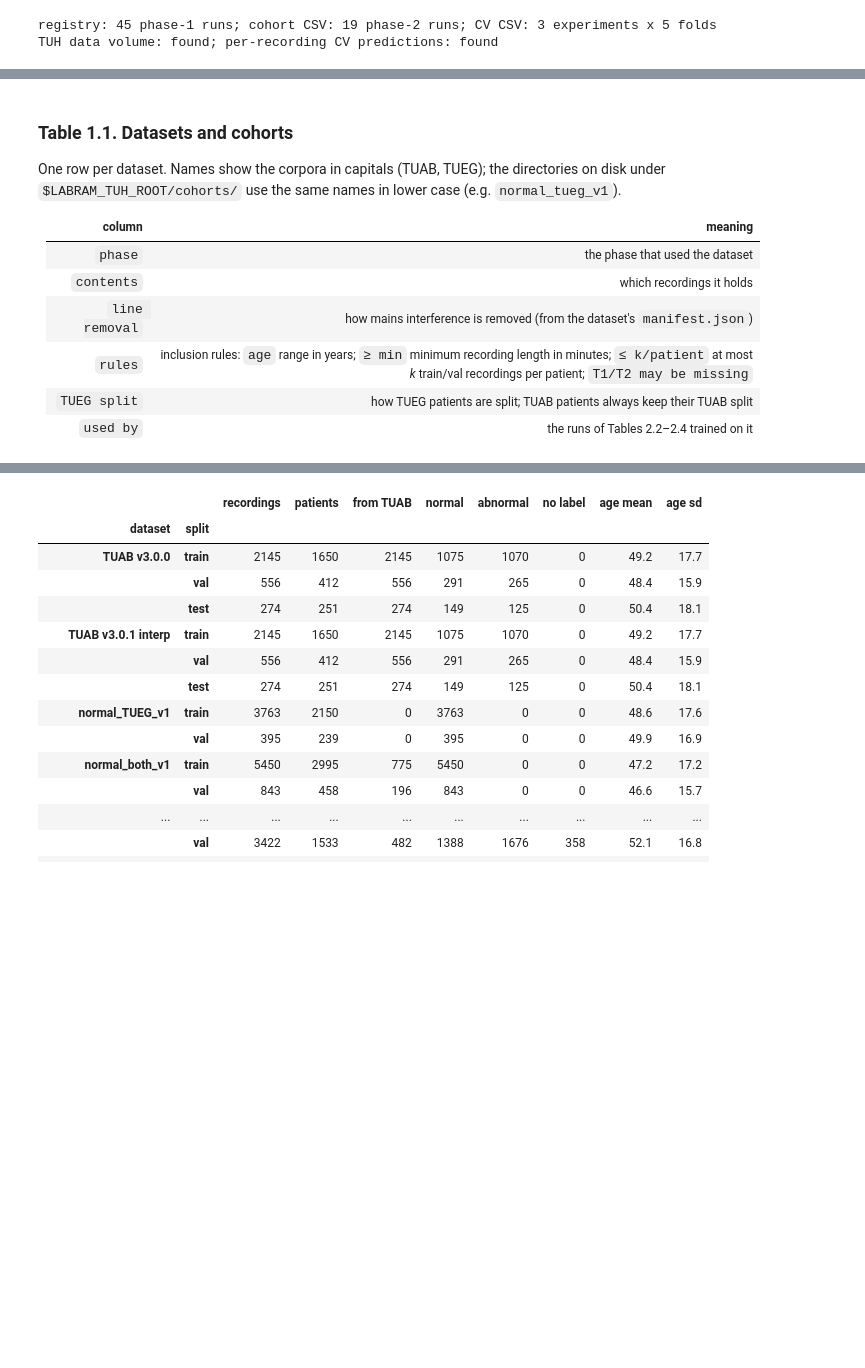
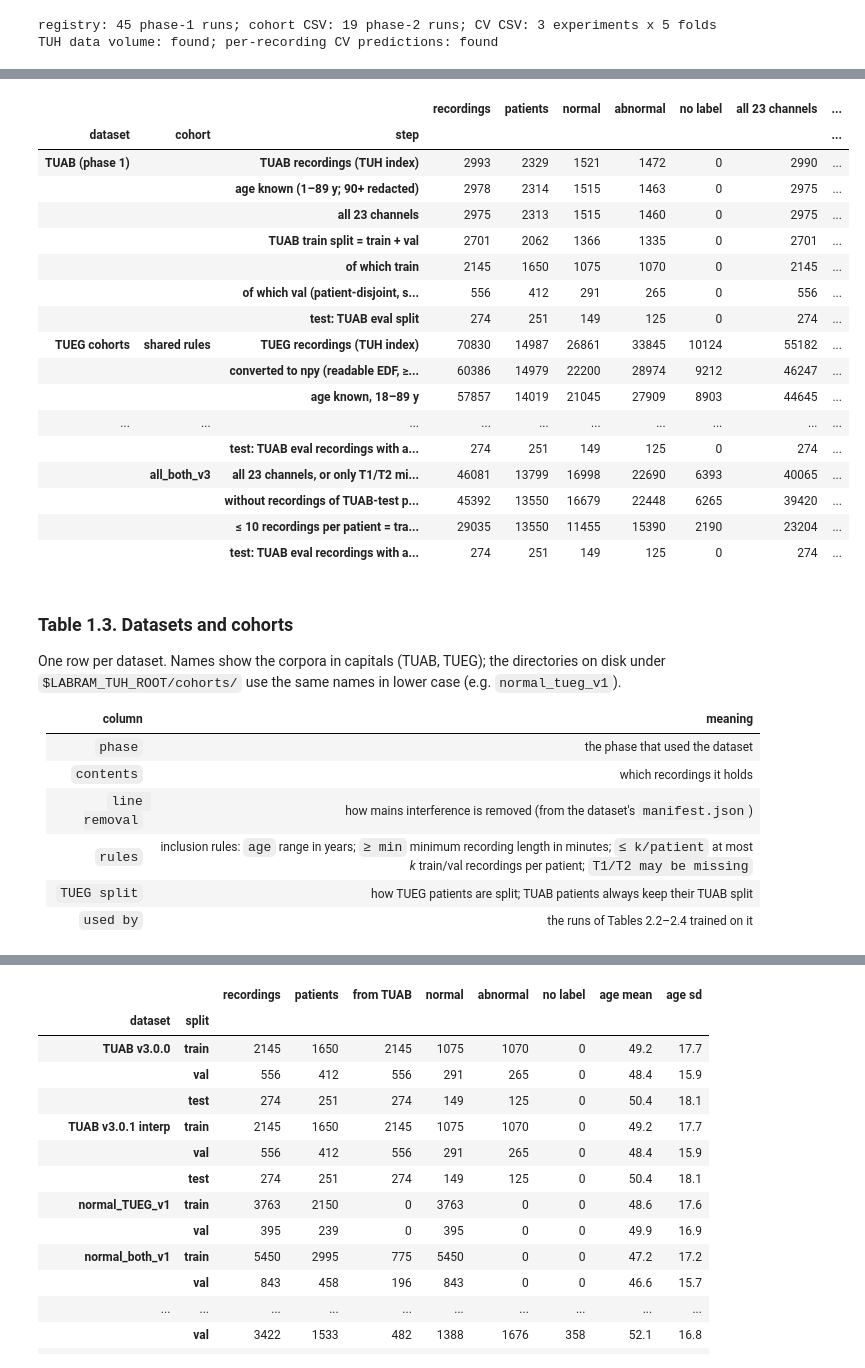
Before and after one commit to Neuro-Clalit/LaBraM, a Jupyter notebook: notebooks/brain_age_research_summary.ipynb, the cells around one changed output, grey strips where cells are left out. Saved outputs shown, nothing was run; the diff lists cells and outputs as text; code cells hidden in the pictures; blank space fills up the shorter version.

```diff
--- a/notebooks/brain_age_research_summary.ipynb
+++ b/notebooks/brain_age_research_summary.ipynb
@@ -167,0 +199,10 @@ TUAB-test patient and asserts that no patient is in two splits.
+# %%
+TUEG_INDEX = os.path.join(TUH, "index/tuh_index.parquet")
+TUEG_SHEET = os.path.join(TUH, "index/nedc/metadata_v12.xlsm.xlsx")
+HAVE_TUEG = os.path.exists(TUEG_INDEX) and os.path.exists(TUEG_SHEET)
+if HAVE_TUEG:
+    tueg = rs.tueg_recordings(TUEG_INDEX, TUEG_SHEET)
+    display(numbered_table(rs.raw_corpora(tueg).set_index(["corpus", "part"]), "1.1",
+                           "Raw corpora: TUAB and TUEG", precision=0))
+else:
+    print("TUH recording index / clinical sheet not found: set LABRAM_TUH_ROOT to show Tables 1.1-1.2.")
@@ -168,5 +242,39 @@ TUAB-test patient and asserts that no patient is in two splits.
+# %%
+if HAVE_TUEG:
+    blocks = {("TUAB (phase 1)", ""): rs.tuab_flow(
+        tueg, os.path.join(TUH, "tuab/v3.0.1/edf/legacy_v3.0.0_processed/age_split.json"))}
+    shared = None
+    for name in ("normal_tueg_v1", "normal_both_v1", "all_both_v1", "all_both_v3"):
+        f = rs.cohort_flow(tueg, json.load(open(os.path.join(TUH, "cohorts", name, "manifest.json"))),
+                           os.path.join(TUH, "tuab/v3.0.1/edf/processed_npy/age_split.json"))
+        if shared is None:
+            shared = f.iloc[:4]
+            blocks[("TUEG cohorts", "shared rules")] = shared
+        label = rs.display_name(name) + (" = v2 (same recordings)" if name == "all_both_v1" else "")
+        blocks[("TUEG cohorts", label)] = f.iloc[4:]
+    t12 = pd.concat({k: v.set_index("step") for k, v in blocks.items()}, names=["dataset", "cohort", "step"])
+    display(numbered_table(t12, "1.2", "Inclusion flow from the raw corpora to the datasets", precision=0))
+# %% [output]
+|  |  |  | recordings | patients | normal | abnormal | no label | all 23 channels | ... |
+| dataset | cohort | step |  |  |  |  |  |  | ... |
+| TUAB (phase 1) |  | TUAB recordings (TUH index) | 2993 | 2329 | 1521 | 1472 | 0 | 2990 | ... |
+|  |  | age known (1–89 y; 90+ redacted) | 2978 | 2314 | 1515 | 1463 | 0 | 2975 | ... |
+|  |  | all 23 channels | 2975 | 2313 | 1515 | 1460 | 0 | 2975 | ... |
+|  |  | TUAB train split = train + val | 2701 | 2062 | 1366 | 1335 | 0 | 2701 | ... |
+|  |  | of which train | 2145 | 1650 | 1075 | 1070 | 0 | 2145 | ... |
+|  |  | of which val (patient-disjoint, s... | 556 | 412 | 291 | 265 | 0 | 556 | ... |
+|  |  | test: TUAB eval split | 274 | 251 | 149 | 125 | 0 | 274 | ... |
+| TUEG cohorts | shared rules | TUEG recordings (TUH index) | 70830 | 14987 | 26861 | 33845 | 10124 | 55182 | ... |
+|  |  | converted to npy (readable EDF, ≥... | 60386 | 14979 | 22200 | 28974 | 9212 | 46247 | ... |
+|  |  | age known, 18–89 y | 57857 | 14019 | 21045 | 27909 | 8903 | 44645 | ... |
+| ... | ... | ... | ... | ... | ... | ... | ... | ... | ... |
+|  |  | test: TUAB eval recordings with a... | 274 | 251 | 149 | 125 | 0 | 274 | ... |
+|  | all_both_v3 | all 23 channels, or only T1/T2 mi... | 46081 | 13799 | 16998 | 22690 | 6393 | 40065 | ... |
+|  |  | without recordings of TUAB-test p... | 45392 | 13550 | 16679 | 22448 | 6265 | 39420 | ... |
+|  |  | ≤ 10 recordings per patient = tra... | 29035 | 13550 | 11455 | 15390 | 2190 | 23204 | ... |
+|  |  | test: TUAB eval recordings with a... | 274 | 251 | 149 | 125 | 0 | 274 | ... |
 # %% [markdown]
-### Table 1.1. Datasets and cohorts
+### Table 1.3. Datasets and cohorts
 
 One row per dataset. Names show the corpora in capitals (TUAB, TUEG); the directories on disk under
 `$LABRAM_TUH_ROOT/cohorts/` use the same names in lower case (e.g. `normal_tueg_v1`).
```
Also changed, not shown: parts of 24 cells of this notebook, 3 other files.
